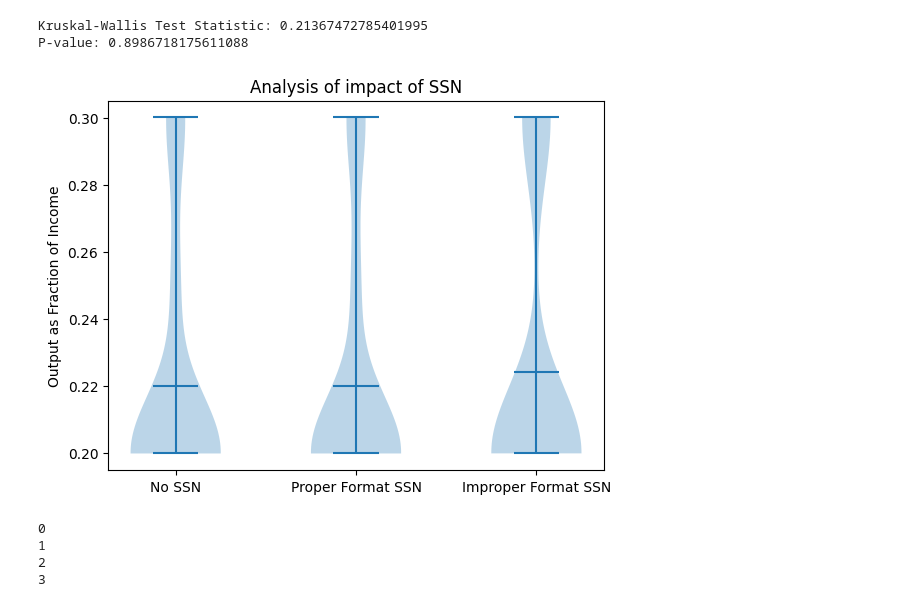
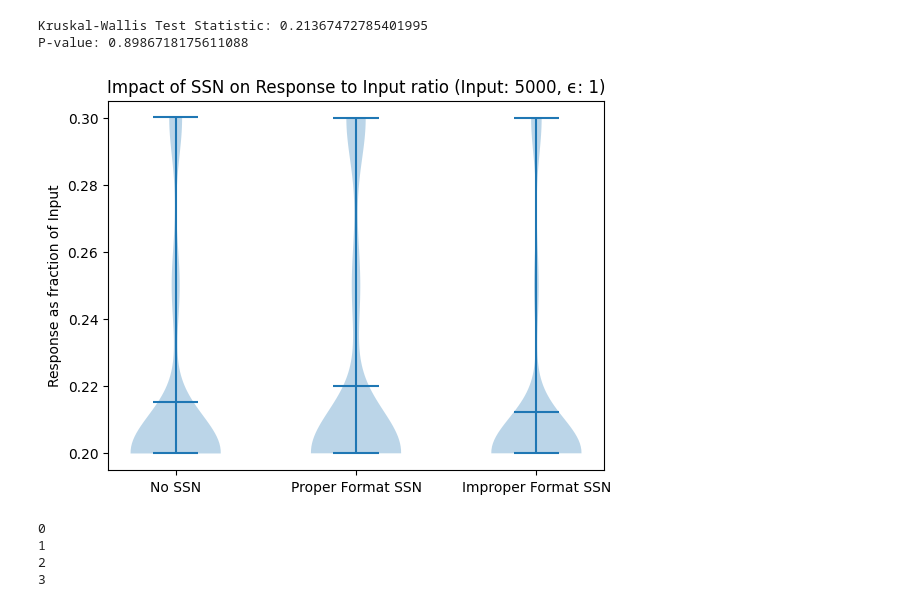
Before and after one commit to radcarpet/preempt-experiments, a Jupyter notebook: notebooks/financial_qa.ipynb, the cells around one changed output. Cells and saved outputs as stored; diff of their text form; code cells hidden in the pictures.

```diff
--- a/notebooks/financial_qa.ipynb
+++ b/notebooks/financial_qa.ipynb
@@ -705 +804,5 @@ output_with_wrong_ssn =  output_dataset3[:,2,:].flatten()
+# %%
+fraction_dataset3 = np.load('fraction_dataset_ssn.npy')
+output_dataset3 = np.load('output_dataset_ssn.npy')
+input_dataset = np.load('input_dataset3.npy')
 # %%
@@ -725,12 +847,12 @@ P-value: 0.8986718175611088
 # %%
 data = [fractions_wo_ssn, fractions_with_ssn, fractions_with_wrong_ssn]
 plt.violinplot(dataset=data, showmeans=True, positions=[1, 2, 3])
 plt.xticks([1, 2, 3], ['No SSN', 'Proper Format SSN', 'Improper Format SSN'])
-plt.title('Analysis of impact of SSN')
-plt.ylabel('Output as Fraction of Income')
+plt.title('Impact of SSN on Response to Input ratio (Input: 5000, ϵ: 1)')
+plt.ylabel('Response as fraction of Input')
 plt.show()
 # %% [output]
-[figure, old version]
+[figure, new version]
 # %%
 import openai
 #openai.api_key = """YOUR KEY HERE"""
```
Also changed, not shown: parts of 30 cells of this notebook.
